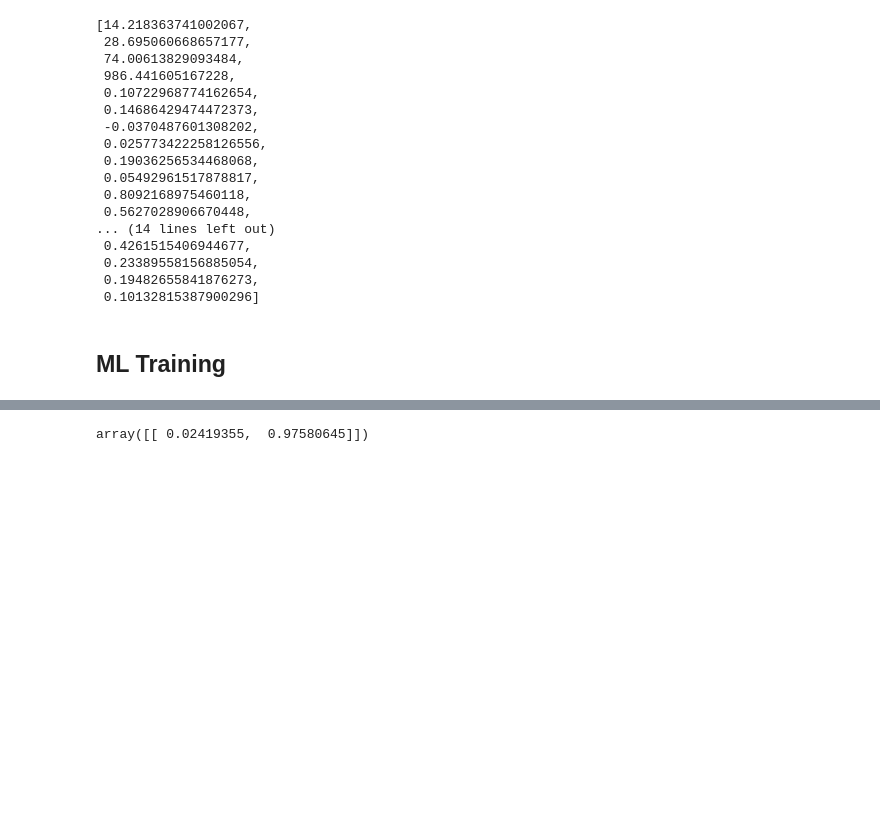
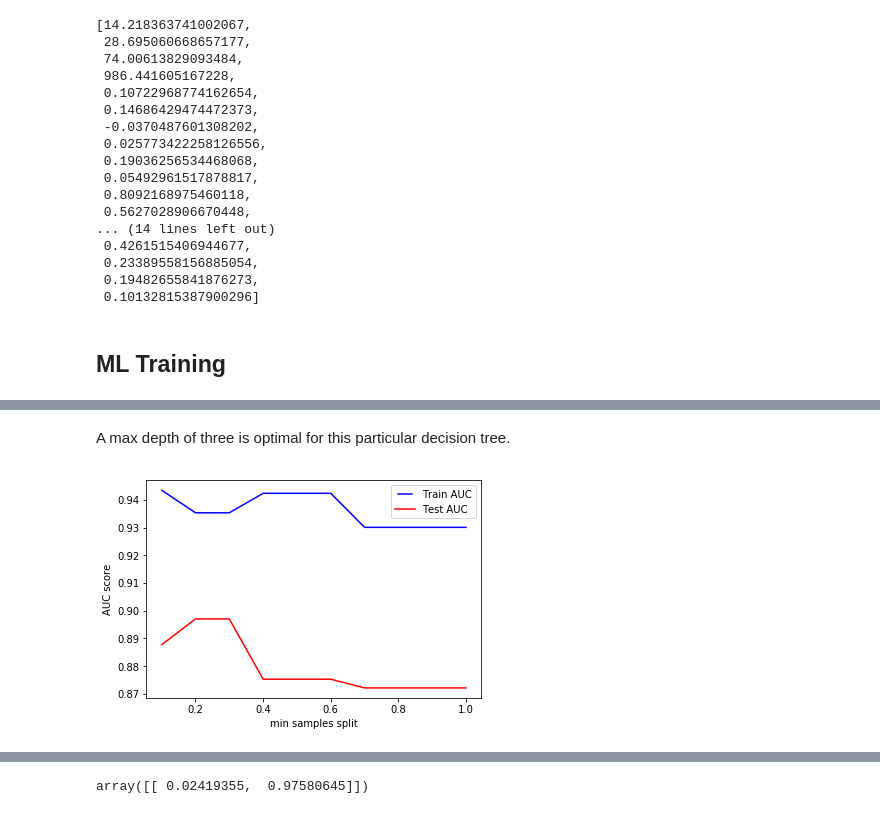
Before and after one commit to rswaggs/Breast-Cancer-Malignant-Detection, a Jupyter notebook: Scripts/Exploring_dataset.ipynb, the cells around one changed output, grey strips where cells are left out. Saved outputs shown, nothing was run; the diff lists cells and outputs as text; code cells hidden in the pictures; blank space fills up the shorter version.

```diff
--- a/Scripts/Exploring_dataset.ipynb
+++ b/Scripts/Exploring_dataset.ipynb
@@ -243,0 +417,28 @@ breast_cancer_df.head()
+# %% [markdown]
+A max depth of three is optimal for this particular decision tree.
+# %%
+# If training using this method, set
+min_samples_splits = np.linspace(0.1, 1.0, 10, endpoint=True)
+train_results = []
+test_results = []
+for min_samples_split in min_samples_splits:
+   dt = DecisionTreeClassifier(criterion = "gini", random_state = 0,
+                               max_depth = 7, min_samples_split=min_samples_split)
+   dt.fit(X_train, y_train)
+   train_pred = dt.predict(X_train)
+   false_positive_rate, true_positive_rate, thresholds =    roc_curve(y_train, train_pred)
+   roc_auc = auc(false_positive_rate, true_positive_rate)
+   train_results.append(roc_auc)
+   y_pred = dt.predict(X_test)
+   false_positive_rate, true_positive_rate, thresholds = roc_curve(y_test, y_pred)
+   roc_auc = auc(false_positive_rate, true_positive_rate)
+   test_results.append(roc_auc)
+from matplotlib.legend_handler import HandlerLine2D
+line1, = plt.plot(min_samples_splits, train_results, 'b', label="Train AUC")
+line2, = plt.plot(min_samples_splits, test_results, 'r', label="Test AUC")
+plt.legend(handler_map={line1: HandlerLine2D(numpoints=2)})
+plt.ylabel('AUC score')
+plt.xlabel('min samples split')
+plt.show()
+# %% [output]
+[figure, added]
```
Also changed, not shown: parts of 41 cells of this notebook, 2 other files.
